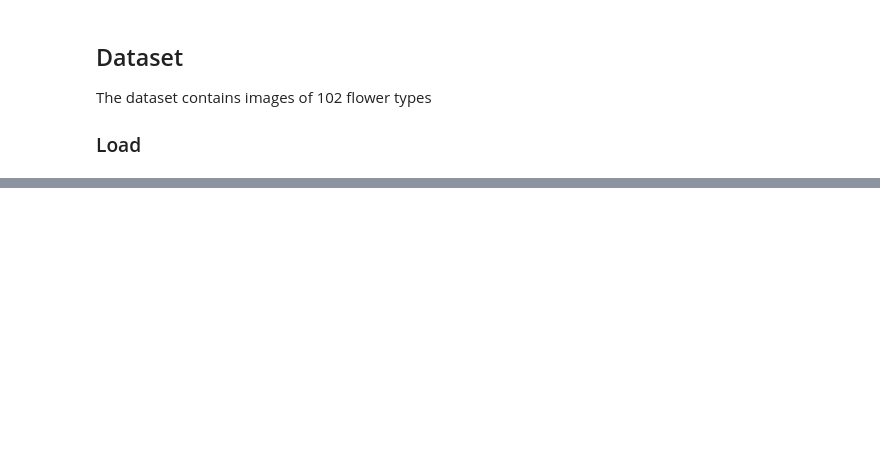
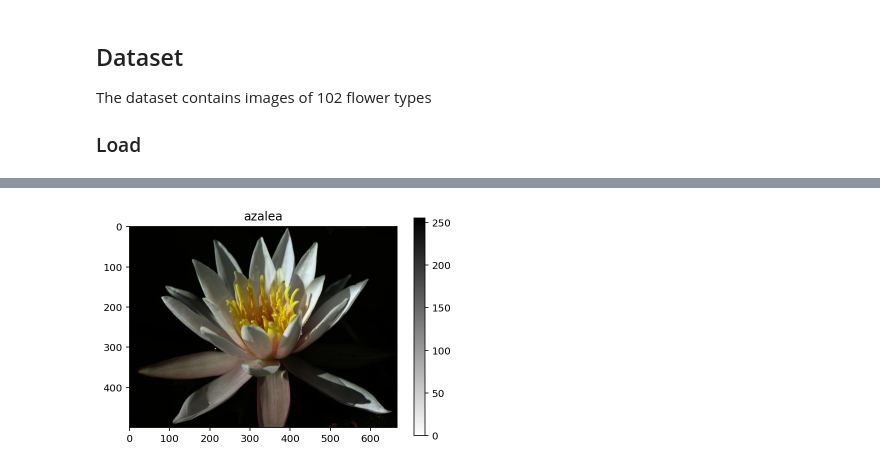
Before and after one commit to vicksam/flower-types, a Jupyter notebook: image-classifier.ipynb, the cells around one changed output, grey strips where cells are left out. Saved outputs shown, nothing was run; the diff lists cells and outputs as text; code cells hidden in the pictures; blank space fills up the shorter version.

```diff
--- a/image-classifier.ipynb
+++ b/image-classifier.ipynb
@@ -84,0 +138,11 @@ download_size: 344878000
+# %%
+# Plot the image again, this time with corresponding class name
+for image, label in training_set.take(1):
+    plot_title = class_names[str(label.numpy())]
+
+    plt.imshow(image, cmap = plt.cm.binary)
+    plt.title(plot_title)
+    plt.colorbar()
+    plt.show()
+# %% [output]
+[figure, added]
```
Also changed, not shown: parts of 9 cells of this notebook, 1 other file.
